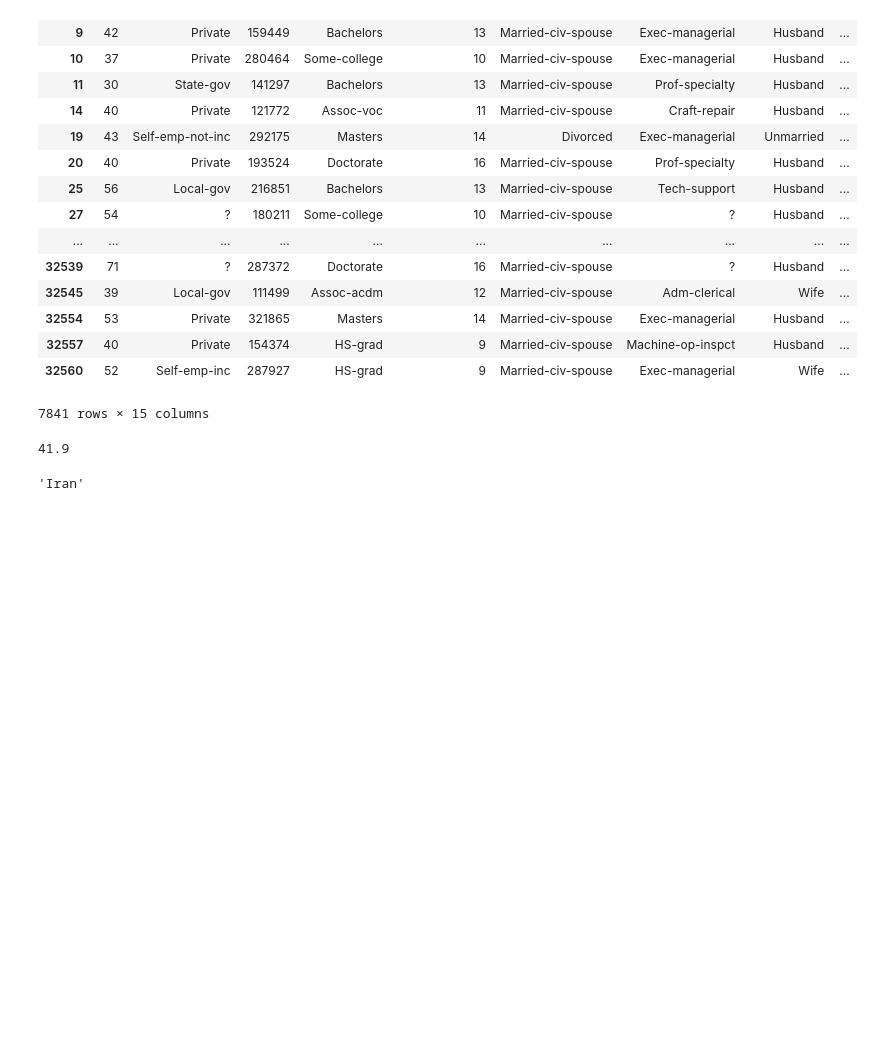
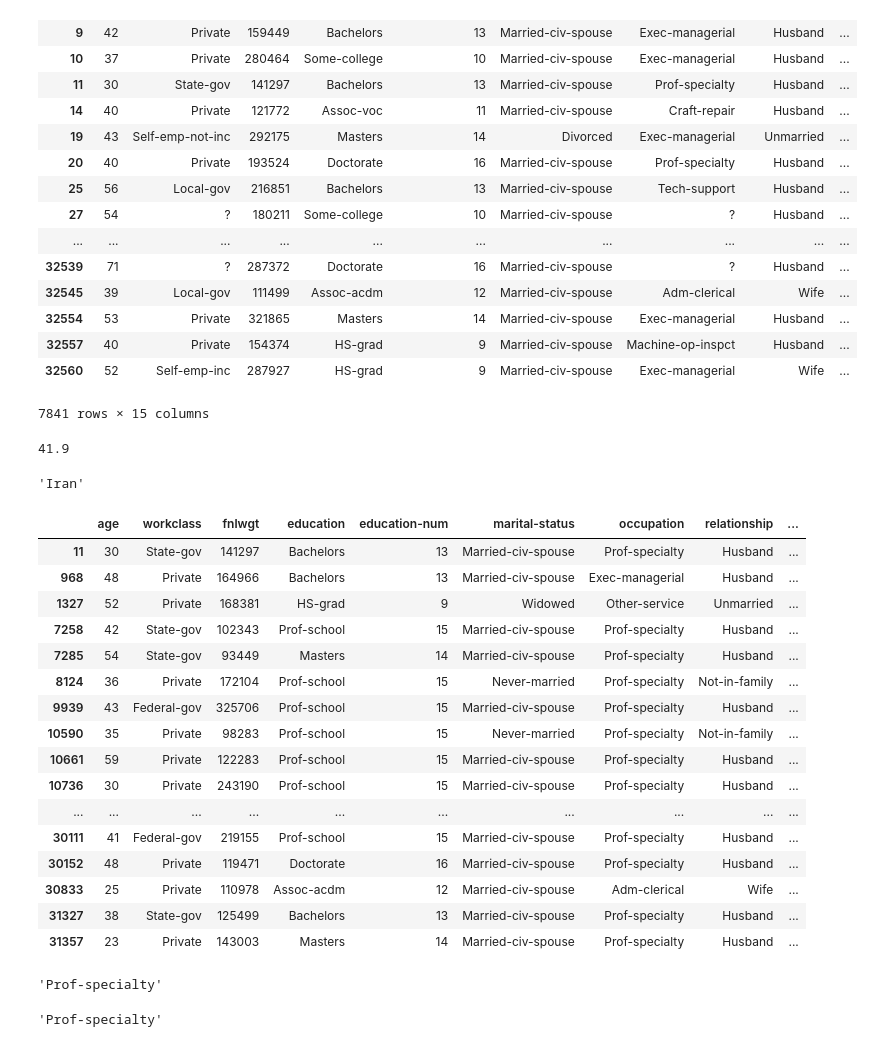
Before and after one commit to nkwachiabel/demographic-data-analyzer, a Jupyter notebook: Demographic.ipynb, the cells around one changed output. Saved outputs shown, nothing was run; the diff lists cells and outputs as text; code cells hidden in the pictures; blank space fills up the shorter version.

```diff
--- a/Demographic.ipynb
+++ b/Demographic.ipynb
@@ -123,3 +123,24 @@ top_percentage
 top_country
 # %% [output]
 'Iran'
+# %%
+india_jobs_over_50k = df[(df['salary'] == '>50K') & (df['native-country'] == 'India')]
+india_jobs_over_50k
+# %% [output]
+|  | age | workclass | fnlwgt | education | education-num | marital-status | occupation | relationship | ... |
+| 11 | 30 | State-gov | 141297 | Bachelors | 13 | Married-civ-spouse | Prof-specialty | Husband | ... |
+| 968 | 48 | Private | 164966 | Bachelors | 13 | Married-civ-spouse | Exec-managerial | Husband | ... |
+| 1327 | 52 | Private | 168381 | HS-grad | 9 | Widowed | Other-service | Unmarried | ... |
+| 7258 | 42 | State-gov | 102343 | Prof-school | 15 | Married-civ-spouse | Prof-specialty | Husband | ... |
+| 7285 | 54 | State-gov | 93449 | Masters | 14 | Married-civ-spouse | Prof-specialty | Husband | ... |
+| 8124 | 36 | Private | 172104 | Prof-school | 15 | Never-married | Prof-specialty | Not-in-family | ... |
+| 9939 | 43 | Federal-gov | 325706 | Prof-school | 15 | Married-civ-spouse | Prof-specialty | Husband | ... |
+| 10590 | 35 | Private | 98283 | Prof-school | 15 | Never-married | Prof-specialty | Not-in-family | ... |
+| 10661 | 59 | Private | 122283 | Prof-school | 15 | Married-civ-spouse | Prof-specialty | Husband | ... |
+| 10736 | 30 | Private | 243190 | Prof-school | 15 | Married-civ-spouse | Prof-specialty | Husband | ... |
+| ... | ... | ... | ... | ... | ... | ... | ... | ... | ... |
+| 30111 | 41 | Federal-gov | 219155 | Prof-school | 15 | Married-civ-spouse | Prof-specialty | Husband | ... |
+| 30152 | 48 | Private | 119471 | Doctorate | 16 | Married-civ-spouse | Prof-specialty | Husband | ... |
+| 30833 | 25 | Private | 110978 | Assoc-acdm | 12 | Married-civ-spouse | Adm-clerical | Wife | ... |
+| 31327 | 38 | State-gov | 125499 | Bachelors | 13 | Married-civ-spouse | Prof-specialty | Husband | ... |
+| 31357 | 23 | Private | 143003 | Masters | 14 | Married-civ-spouse | Prof-specialty | Husband | ... |
@@ -125,0 +156,4 @@ top_country
+# %%
+top_job
+# %% [output]
+'Prof-specialty'
@@ -125,0 +162,8 @@ top_country
+# %%
+top_job_new = pd.DataFrame(india_jobs_over_50k.groupby('native-country')['occupation'].value_counts())
+top_job_new = top_job_new.rename(columns = {'occupation':'counts'})
+top_job_new = top_job_new.reset_index()
+top_job_new = top_job_new.iloc[0]['occupation']
+top_job_new
+# %% [output]
+'Prof-specialty'
```
Also changed, not shown: parts of 2 cells of this notebook.
